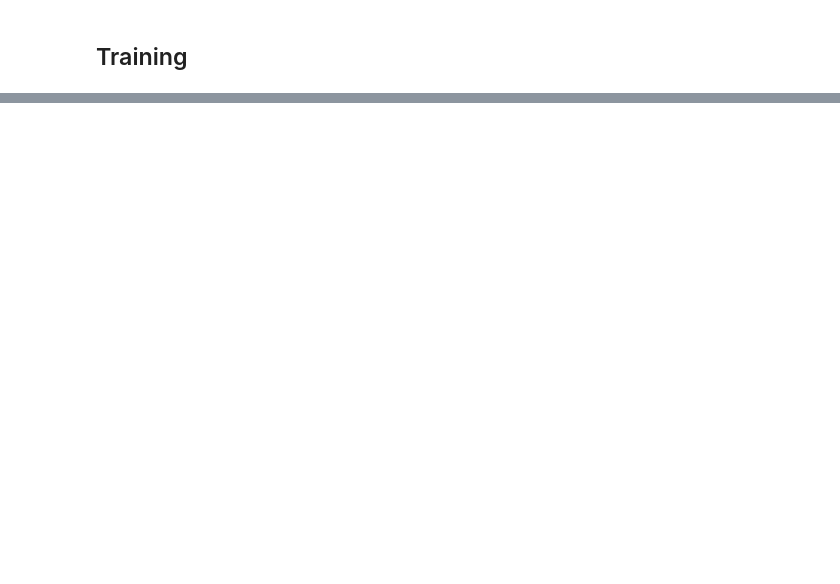
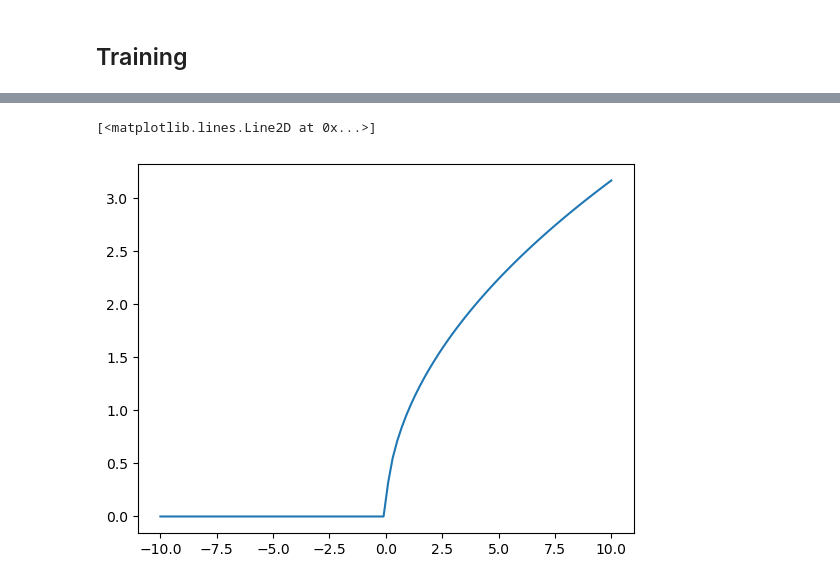
Before and after one commit to hgruniaux/MLP-SymReg, a Jupyter notebook: test.ipynb, the cells around one changed output, grey strips where cells are left out. Cells and saved outputs as stored; diff of their text form; code cells hidden in the pictures; blank space fills up the shorter version.

```diff
--- a/test.ipynb
+++ b/test.ipynb
@@ -406,6 +414,14 @@ def predict(formula):
     Y_norm = torch.tensor(np.array([X_norm,Y_norm]).T, dtype=torch.float32).unsqueeze(0)
     preds = model(Y_norm)
     return preds / np.sqrt(np.sum((preds.detach().numpy())**2))
+# %%
+f = Formula(UnaryExpression(UnaryOp.SQRT, VariableExpression(0)))
+X = np.linspace(-10, 10, 100)
+plt.figure()
+plt.plot(X, f(X))
+# %% [output]
+[<matplotlib.lines.Line2D at 0x...>]
+[figure, added]
 # %%
 print("EXP | SIN | TAN | ASIN | ATAN | SQRT | LOG")
 
```
Also changed, not shown: parts of 10 cells of this notebook, 2 other files.
